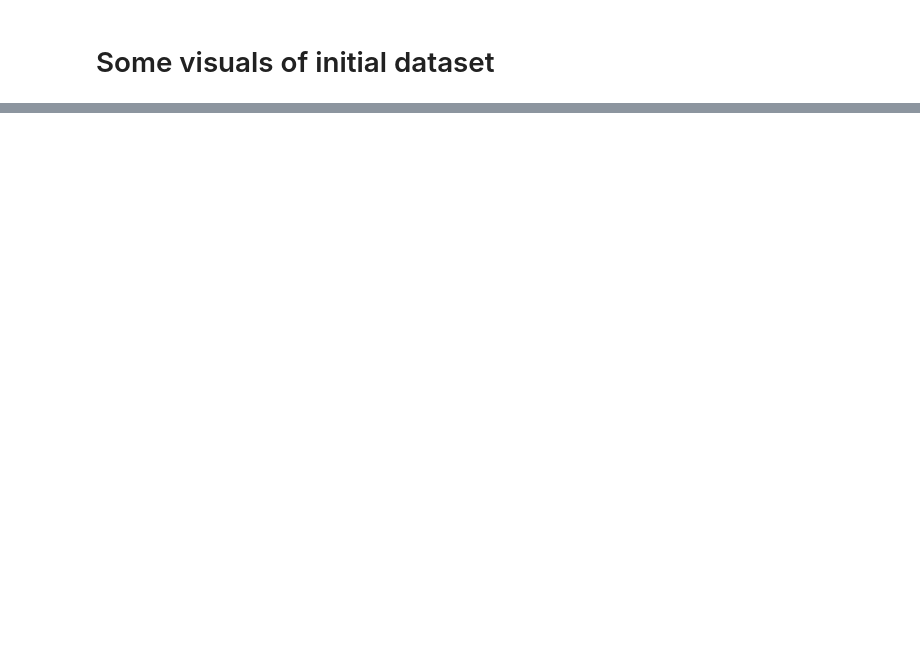
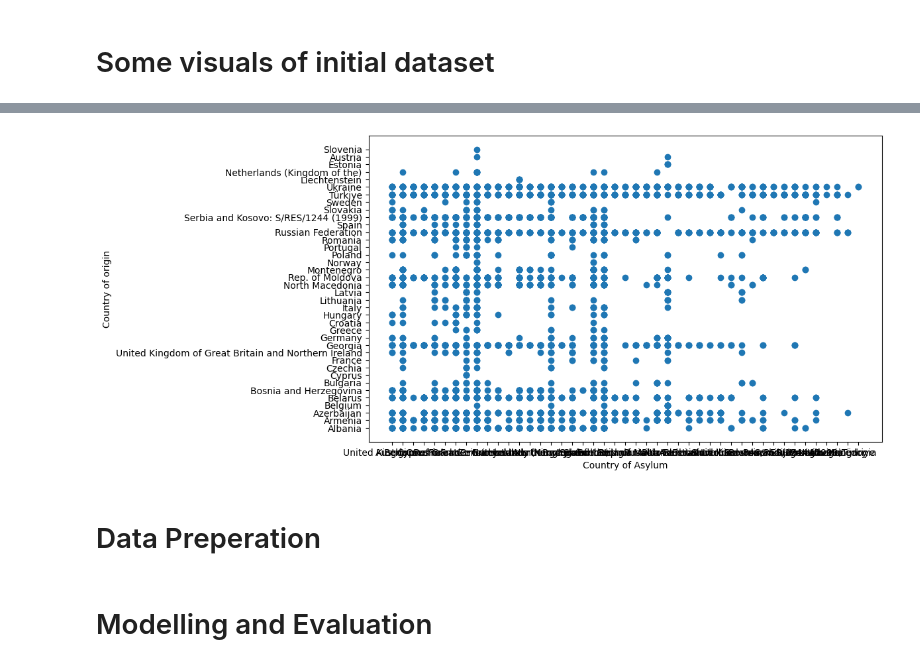
Before and after one commit to RodneyWardle2023/CapstoneProjectCA2RodneyWardle-SBS23057, a Jupyter notebook: CapstoneProjectCA2-CODE-RodneyWardle-SBS23057.ipynb, the cells around one changed output, grey strips where cells are left out. Saved outputs shown, nothing was run; the diff lists cells and outputs as text; code cells hidden in the pictures; blank space fills up the shorter version.

```diff
--- a/CapstoneProjectCA2-CODE-RodneyWardle-SBS23057.ipynb
+++ b/CapstoneProjectCA2-CODE-RodneyWardle-SBS23057.ipynb
@@ -162,0 +222,10 @@ df.info()
+# %%
+fig, ax = plt.subplots(figsize=(10,6))
+ax.scatter(df["Country of asylum"], df["Country of origin"])
+ax.set_xlabel("Country of Asylum")
+ax.set_ylabel("Country of origin")
+plt.show()
+# %% [output]
+[figure, added]
+# %% [markdown]
+# Data Preperation
@@ -162,0 +238,2 @@ df.info()
+# %% [markdown]
+# Modelling and Evaluation
```
Also changed, not shown: parts of 41 cells of this notebook, 3 other files.
